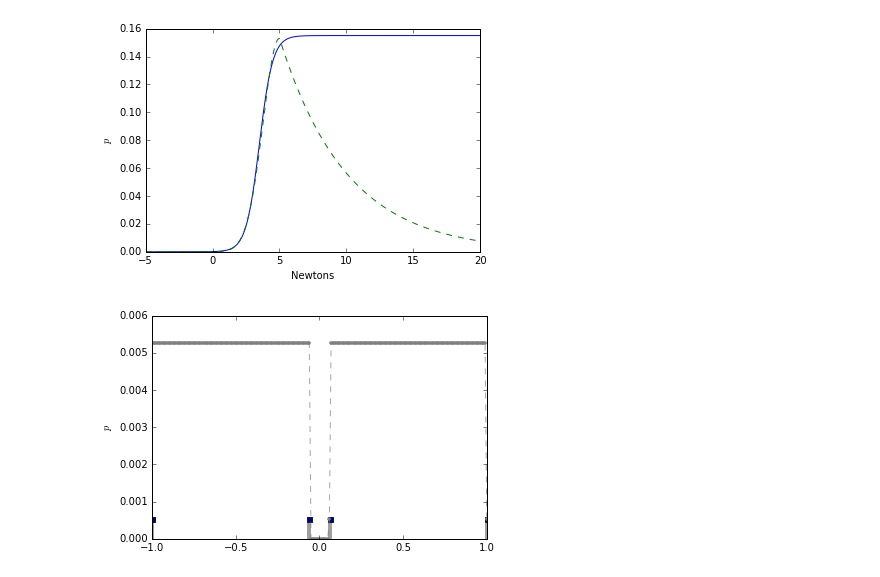
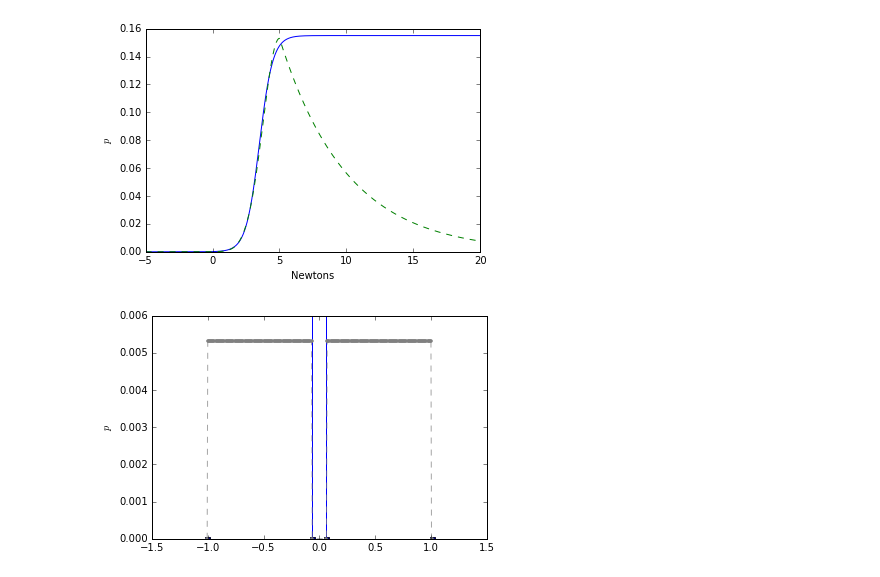
Before and after one commit to goretkin/tactile-pomdp, a Jupyter notebook: 1d-example-jig-object-relative.ipynb, the cells around one changed output. Drawn from its saved outputs; the diff is of its cells as text; code cells hidden in the pictures.

```diff
--- a/1d-example-jig-object-relative.ipynb
+++ b/1d-example-jig-object-relative.ipynb
@@ -274,7 +285,7 @@ class Belief(object):
 
         if delta is not None:
             if isinstance(delta, State):
-                self.p[delta] = 1.0
+                self[delta] = 1.0
             else:
                 raise ValueError(delta)
 
@@ -340,14 +351,21 @@ class Belief(object):
 
     def embed_metric_grid(self):
         # return something you can then plot and it has the right shape.
-        x = np.arange(-self.state_space.extent_grid, self.state_space.extent_grid+1) * self.state_space.d_xy
-        y = np.zeros((2*self.state_space.extent_grid+1,))
+        x = []
+        y = []
 
-        for s in self.nonzero_states():
+        #for s in self.nonzero_states(): # this doesn't work because we want to plot the zero values.
+        for s in self.state_space.states:
             translation, orientation = self.state_space.to_continuous(s)
-            i = int(round(translation/self.state_space.d_xy))+self.state_space.extent_grid # a lot of back and forth...
-            y[i] = self.p[s]
+            x.append(translation)
+            y.append(self[s])
 
+        x = np.array(x)
+        y = np.array(y)
+
+        sorter = np.argsort(x)
+        x = x[sorter]
+        y = y[sorter]
         return x, y
 
 
@@ -452,6 +470,8 @@ def setup_belief_plot(ax=None):
         ax = plt.gca()
 
     ax.axhline(0.0)
+    ax.axvline(state_space.object_half_width)
+    ax.axvline(-state_space.object_half_width)
     ax.set_ylabel(r"$p$")
     return ax
 
@@ -665,10 +710,14 @@ b.something()
 # %%
 #uniform-ish belief
 for s in state_space.manifold_0d:
-    b.p[s] = 1.0
+    b.p[s] = 0#1.0
 
 for s in state_space.manifold_1d:
-    b.p[s] = 10.0
+    b.p[s] = 0#10.0
+
+for s in range(30,40):
+    b[State(DirectionStateFactor(1), MetricStateFactor(s))] = 20.0
+
 
 b.normalize()
 
@@ -948,17 +1005,24 @@ def obs_act_update(old_belief, displacement_observation, force_observation, acti
     return r
 # %%
 #uniform-ish belief
-for s in state_space.manifold_0d:
-    b.p[s] = 1.0
+b = Belief()
 
-for s in state_space.manifold_1d:
-    b.p[s] = 10.0
+if True:
+    for s in state_space.manifold_0d:
+        b.p[s] = 0.0
+
+    for s in state_space.manifold_1d:
+        b.p[s] = 1.0
+
+else:
+    for s in range(30,40):
+        b[State(DirectionStateFactor(1), MetricStateFactor(s))] = 20.0
 
 b.normalize()
 
 #b = Belief(delta= state_space.nearest((0.9, -1.0)))
 
 ax = setup_belief_plot()
 b.plot(ax);
 # %% [output]
-[figure, old version]
+[figure, new version]
```
Also changed, not shown: parts of 27 cells of this notebook.
